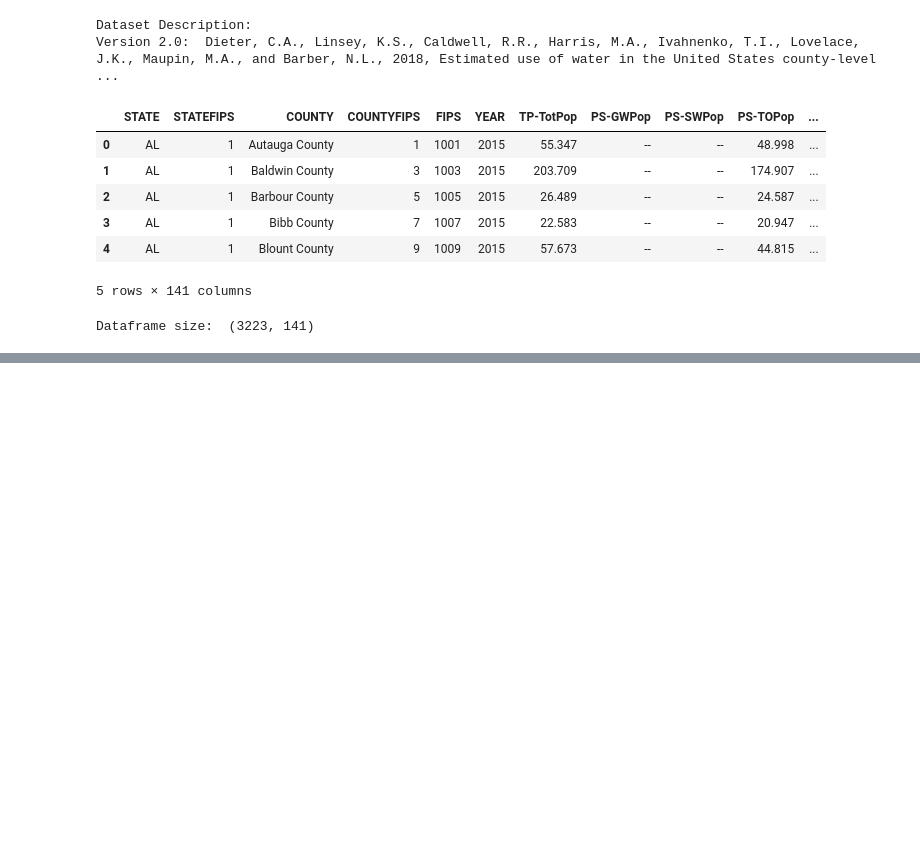
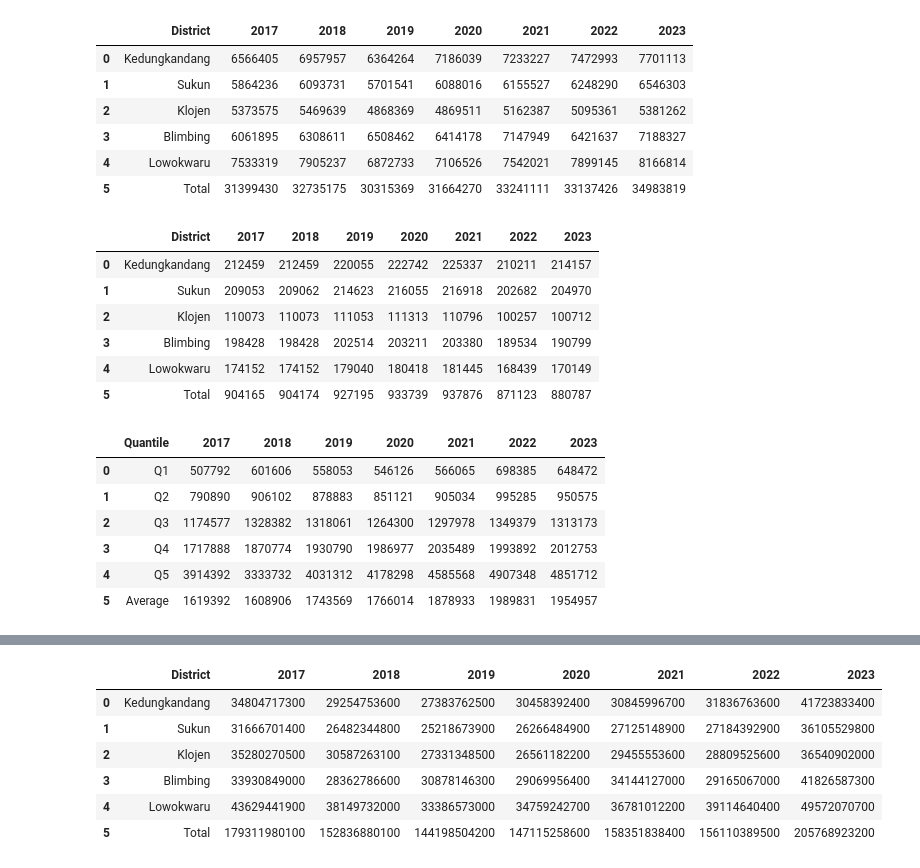
Before and after one commit to jorelalexander/EvenFlow, a Jupyter notebook: main.ipynb, the cells around one changed output, grey strips where cells are left out. Cells and saved outputs as stored; diff of their text form; code cells hidden in the pictures; blank space fills up the shorter version.

```diff
--- a/main.ipynb
+++ b/main.ipynb
@@ -1,21 +1,41 @@
 # %%
 import numpy as np
 import pandas as pd
 import matplotlib.pyplot as plt
-from sklearn.cluster import KMeans
+from sklearn.svm import SVR
 import sklearn.metrics
 
-df: pd.DataFrame = pd.read_csv("AguaH.csv")
-display(df.head())
-print("Dataframe size: ", df.shape)
+water_data_m3: pd.DataFrame = pd.read_csv("water_data.csv")
+spending_data_quantile_rp: pd.DataFrame = pd.read_csv("spending_data.csv")
+population_data: pd.DataFrame = pd.read_csv("population_data.csv")
+city_spending_data_rp: pd.DataFrame = pd.read_csv("city_spending_data.csv")
+water_spending_rp: pd.DataFrame = pd.read_csv("water_spending.csv")
+districts: pd.Series = water_data_m3["District"].to_list()
+districts.pop()
+display(water_data_m3)
+display(population_data)
+display(spending_data_quantile_rp)
+display(city_spending_data_rp)
+display(water_spending_rp)
 # %% [output]
-Dataset Description:
-Version 2.0:  Dieter, C.A., Linsey, K.S., Caldwell, R.R., Harris, M.A., Ivahnenko, T.I., Lovelace, J.K., Maupin, M.A., and Barber, N.L., 2018, Estimated use of water in the United States county-level  ...
-|  | STATE | STATEFIPS | COUNTY | COUNTYFIPS | FIPS | YEAR | TP-TotPop | PS-GWPop | PS-SWPop | PS-TOPop | ... |
-| 0 | AL | 1 | Autauga County | 1 | 1001 | 2015 | 55.347 | -- | -- | 48.998 | ... |
-| 1 | AL | 1 | Baldwin County | 3 | 1003 | 2015 | 203.709 | -- | -- | 174.907 | ... |
-| 2 | AL | 1 | Barbour County | 5 | 1005 | 2015 | 26.489 | -- | -- | 24.587 | ... |
-| 3 | AL | 1 | Bibb County | 7 | 1007 | 2015 | 22.583 | -- | -- | 20.947 | ... |
-| 4 | AL | 1 | Blount County | 9 | 1009 | 2015 | 57.673 | -- | -- | 44.815 | ... |
+|  | District | 2017 | 2018 | 2019 | 2020 | 2021 | 2022 | 2023 |
+| 0 | Kedungkandang | 6566405 | 6957957 | 6364264 | 7186039 | 7233227 | 7472993 | 7701113 |
+| 1 | Sukun | 5864236 | 6093731 | 5701541 | 6088016 | 6155527 | 6248290 | 6546303 |
+| 2 | Klojen | 5373575 | 5469639 | 4868369 | 4869511 | 5162387 | 5095361 | 5381262 |
+| 3 | Blimbing | 6061895 | 6308611 | 6508462 | 6414178 | 7147949 | 6421637 | 7188327 |
+| 4 | Lowokwaru | 7533319 | 7905237 | 6872733 | 7106526 | 7542021 | 7899145 | 8166814 |
+| 5 | Total | 31399430 | 32735175 | 30315369 | 31664270 | 33241111 | 33137426 | 34983819 |
-5 rows × 141 columns
-Dataframe size:  (3223, 141)
+|  | District | 2017 | 2018 | 2019 | 2020 | 2021 | 2022 | 2023 |
+| 0 | Kedungkandang | 212459 | 212459 | 220055 | 222742 | 225337 | 210211 | 214157 |
+| 1 | Sukun | 209053 | 209062 | 214623 | 216055 | 216918 | 202682 | 204970 |
+| 2 | Klojen | 110073 | 110073 | 111053 | 111313 | 110796 | 100257 | 100712 |
+| 3 | Blimbing | 198428 | 198428 | 202514 | 203211 | 203380 | 189534 | 190799 |
+| 4 | Lowokwaru | 174152 | 174152 | 179040 | 180418 | 181445 | 168439 | 170149 |
+| 5 | Total | 904165 | 904174 | 927195 | 933739 | 937876 | 871123 | 880787 |
+|  | Quantile | 2017 | 2018 | 2019 | 2020 | 2021 | 2022 | 2023 |
+| 0 | Q1 | 507792 | 601606 | 558053 | 546126 | 566065 | 698385 | 648472 |
+| 1 | Q2 | 790890 | 906102 | 878883 | 851121 | 905034 | 995285 | 950575 |
+| 2 | Q3 | 1174577 | 1328382 | 1318061 | 1264300 | 1297978 | 1349379 | 1313173 |
+| 3 | Q4 | 1717888 | 1870774 | 1930790 | 1986977 | 2035489 | 1993892 | 2012753 |
+| 4 | Q5 | 3914392 | 3333732 | 4031312 | 4178298 | 4585568 | 4907348 | 4851712 |
+| 5 | Average | 1619392 | 1608906 | 1743569 | 1766014 | 1878933 | 1989831 | 1954957 |
@@ -21,0 +47,7 @@ Dataframe size:  (3223, 141)
+|  | District | 2017 | 2018 | 2019 | 2020 | 2021 | 2022 | 2023 |
+| 0 | Kedungkandang | 34804717300 | 29254753600 | 27383762500 | 30458392400 | 30845996700 | 31836763600 | 41723833400 |
+| 1 | Sukun | 31666701400 | 26482344800 | 25218673900 | 26266484900 | 27125148900 | 27184392900 | 36105529800 |
+| 2 | Klojen | 35280270500 | 30587263100 | 27331348500 | 26561182200 | 29455553600 | 28809525600 | 36540902000 |
+| 3 | Blimbing | 33930849000 | 28362786600 | 30878146300 | 29069956400 | 34144127000 | 29165067000 | 41826587300 |
+| 4 | Lowokwaru | 43629441900 | 38149732000 | 33386573000 | 34759242700 | 36781012200 | 39114640400 | 49572070700 |
+| 5 | Total | 179311980100 | 152836880100 | 144198504200 | 147115258600 | 158351838400 | 156110389500 | 205768923200 |
```
Also changed, not shown: parts of 5 cells of this notebook, 7 other files.
